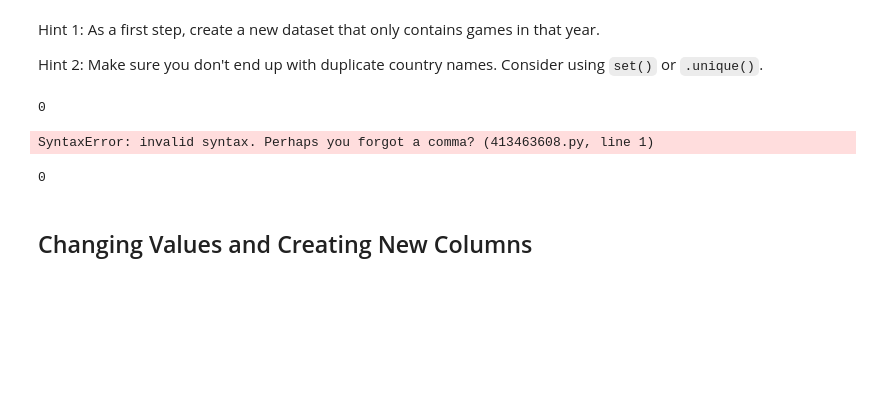
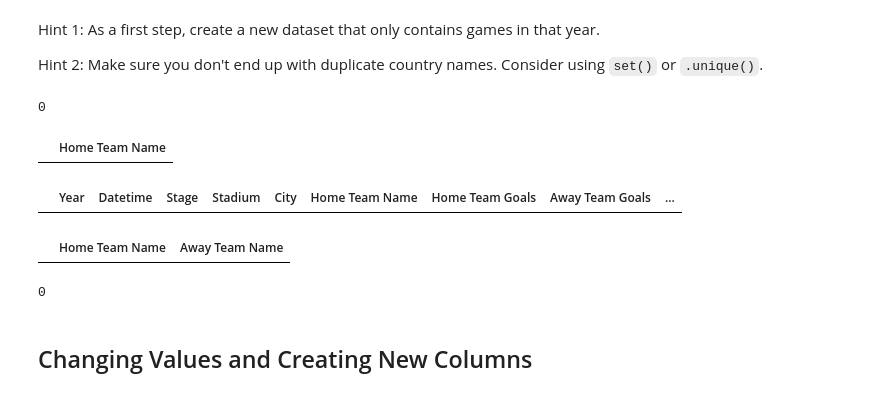
Before and after one commit to carol-maina/dsc-accessing-data-with-pandas-lab, a Jupyter notebook: index.ipynb, the cells around one changed output. Saved outputs shown, nothing was run; the diff lists cells and outputs as text; code cells hidden in the pictures; blank space fills up the shorter version.

```diff
--- a/index.ipynb
+++ b/index.ipynb
@@ -248,12 +403,20 @@ num
 #unique_set =len(home_and_away_1986)
 # %% [output]
 0
+# %%
+teams = df.loc[df['Year']== 1986, ['Home Team Name']]
+teams
+# %% [output]
+|  | Home Team Name |
 # %%
-hm_1986 = df.loc[df['Year']== 1986, df['Home Team Name']
-aw_1986 = df.loc[df['Year']== 1986, df['Away Team Name']
-df[total_86] = len(hm_1986 + aw_1986)
+hm_1986 = df.loc[(df['Year']== 1986) & (df['Home Team Name'])]
+hm_1986
 # %% [output]
-SyntaxError: invalid syntax. Perhaps you forgot a comma? (413463608.py, line 1)
+|  | Year | Datetime | Stage | Stadium | City | Home Team Name | Home Team Goals | Away Team Goals | ... |
+# %%
+df.loc[df['Year']== 1986, ['Home Team Name','Away Team Name']]
+# %% [output]
+|  | Home Team Name | Away Team Name |
 # %%
 games_of_86 = df.loc[df['Year'] == 1986, ['Home Team Name', 'Away Team Name']].copy()
 print(len(games_of_86))
```
Also changed, not shown: parts of 24 cells of this notebook.
